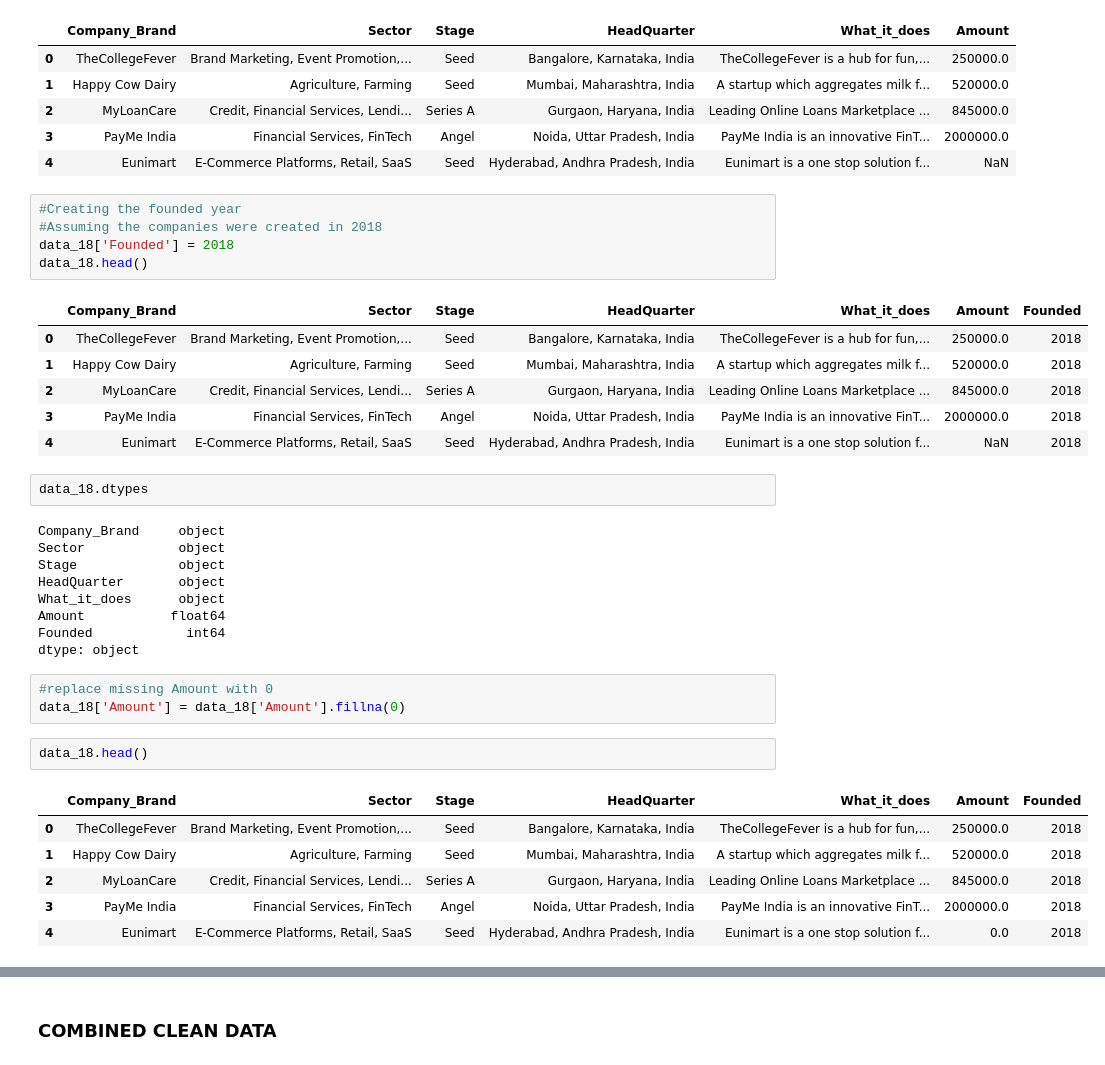
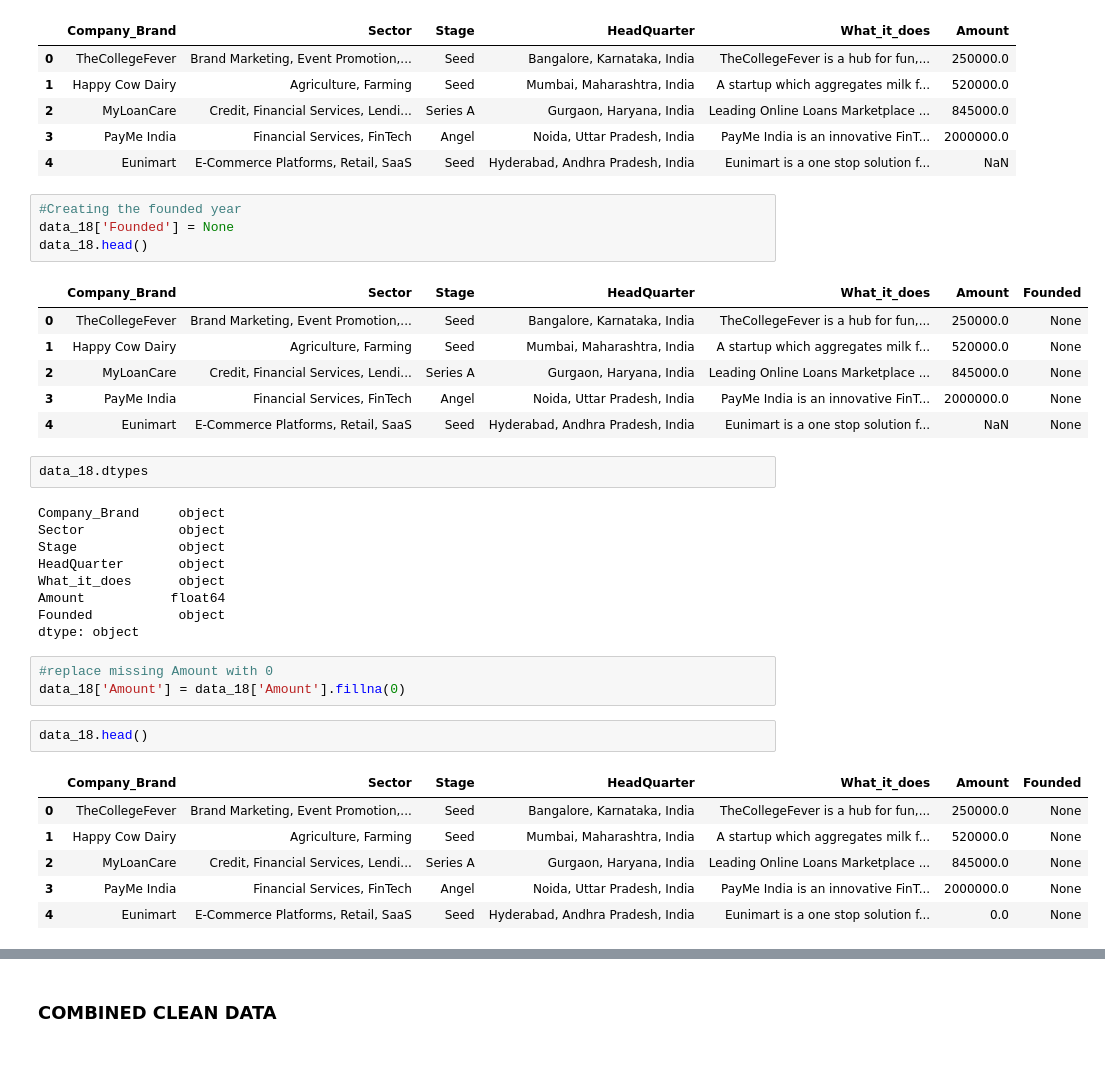
Before and after one commit to Nakkungu/LP1, a Jupyter notebook: LP1.ipynb, the cells around one changed output, grey strips where cells are left out. Cells and saved outputs as stored; diff of their text form.

```diff
--- a/LP1.ipynb
+++ b/LP1.ipynb
@@ -935,16 +909,15 @@ data_18.head()
 | 4 | Eunimart | E-Commerce Platforms, Retail, SaaS | Seed | Hyderabad, Andhra Pradesh, India | Eunimart is a one stop solution f... | NaN |
 # %%
 #Creating the founded year
-#Assuming the companies were created in 2018
-data_18['Founded'] = 2018
+data_18['Founded'] = None
 data_18.head()
 # %% [output]
 |  | Company_Brand | Sector | Stage | HeadQuarter | What_it_does | Amount | Founded |
-| 0 | TheCollegeFever | Brand Marketing, Event Promotion,... | Seed | Bangalore, Karnataka, India | TheCollegeFever is a hub for fun,... | 250000.0 | 2018 |
-| 1 | Happy Cow Dairy | Agriculture, Farming | Seed | Mumbai, Maharashtra, India | A startup which aggregates milk f... | 520000.0 | 2018 |
-| 2 | MyLoanCare | Credit, Financial Services, Lendi... | Series A | Gurgaon, Haryana, India | Leading Online Loans Marketplace ... | 845000.0 | 2018 |
-| 3 | PayMe India | Financial Services, FinTech | Angel | Noida, Uttar Pradesh, India | PayMe India is an innovative FinT... | 2000000.0 | 2018 |
-| 4 | Eunimart | E-Commerce Platforms, Retail, SaaS | Seed | Hyderabad, Andhra Pradesh, India | Eunimart is a one stop solution f... | NaN | 2018 |
+| 0 | TheCollegeFever | Brand Marketing, Event Promotion,... | Seed | Bangalore, Karnataka, India | TheCollegeFever is a hub for fun,... | 250000.0 | None |
+| 1 | Happy Cow Dairy | Agriculture, Farming | Seed | Mumbai, Maharashtra, India | A startup which aggregates milk f... | 520000.0 | None |
+| 2 | MyLoanCare | Credit, Financial Services, Lendi... | Series A | Gurgaon, Haryana, India | Leading Online Loans Marketplace ... | 845000.0 | None |
+| 3 | PayMe India | Financial Services, FinTech | Angel | Noida, Uttar Pradesh, India | PayMe India is an innovative FinT... | 2000000.0 | None |
+| 4 | Eunimart | E-Commerce Platforms, Retail, SaaS | Seed | Hyderabad, Andhra Pradesh, India | Eunimart is a one stop solution f... | NaN | None |
 # %%
 data_18.dtypes
 # %% [output]
@@ -954,7 +927,7 @@ Stage             object
 HeadQuarter       object
 What_it_does      object
 Amount           float64
-Founded            int64
+Founded           object
 dtype: object
 # %%
 #replace missing Amount with 0
@@ -963,11 +936,11 @@ data_18['Amount'] = data_18['Amount'].fillna(0)
 data_18.head()
 # %% [output]
 |  | Company_Brand | Sector | Stage | HeadQuarter | What_it_does | Amount | Founded |
-| 0 | TheCollegeFever | Brand Marketing, Event Promotion,... | Seed | Bangalore, Karnataka, India | TheCollegeFever is a hub for fun,... | 250000.0 | 2018 |
-| 1 | Happy Cow Dairy | Agriculture, Farming | Seed | Mumbai, Maharashtra, India | A startup which aggregates milk f... | 520000.0 | 2018 |
-| 2 | MyLoanCare | Credit, Financial Services, Lendi... | Series A | Gurgaon, Haryana, India | Leading Online Loans Marketplace ... | 845000.0 | 2018 |
-| 3 | PayMe India | Financial Services, FinTech | Angel | Noida, Uttar Pradesh, India | PayMe India is an innovative FinT... | 2000000.0 | 2018 |
-| 4 | Eunimart | E-Commerce Platforms, Retail, SaaS | Seed | Hyderabad, Andhra Pradesh, India | Eunimart is a one stop solution f... | 0.0 | 2018 |
+| 0 | TheCollegeFever | Brand Marketing, Event Promotion,... | Seed | Bangalore, Karnataka, India | TheCollegeFever is a hub for fun,... | 250000.0 | None |
+| 1 | Happy Cow Dairy | Agriculture, Farming | Seed | Mumbai, Maharashtra, India | A startup which aggregates milk f... | 520000.0 | None |
+| 2 | MyLoanCare | Credit, Financial Services, Lendi... | Series A | Gurgaon, Haryana, India | Leading Online Loans Marketplace ... | 845000.0 | None |
+| 3 | PayMe India | Financial Services, FinTech | Angel | Noida, Uttar Pradesh, India | PayMe India is an innovative FinT... | 2000000.0 | None |
+| 4 | Eunimart | E-Commerce Platforms, Retail, SaaS | Seed | Hyderabad, Andhra Pradesh, India | Eunimart is a one stop solution f... | 0.0 | None |
 # %%
 data_18.isnull().sum()
 # %% [output]
```
Also changed, not shown: parts of 22 cells of this notebook, 1 other file.
